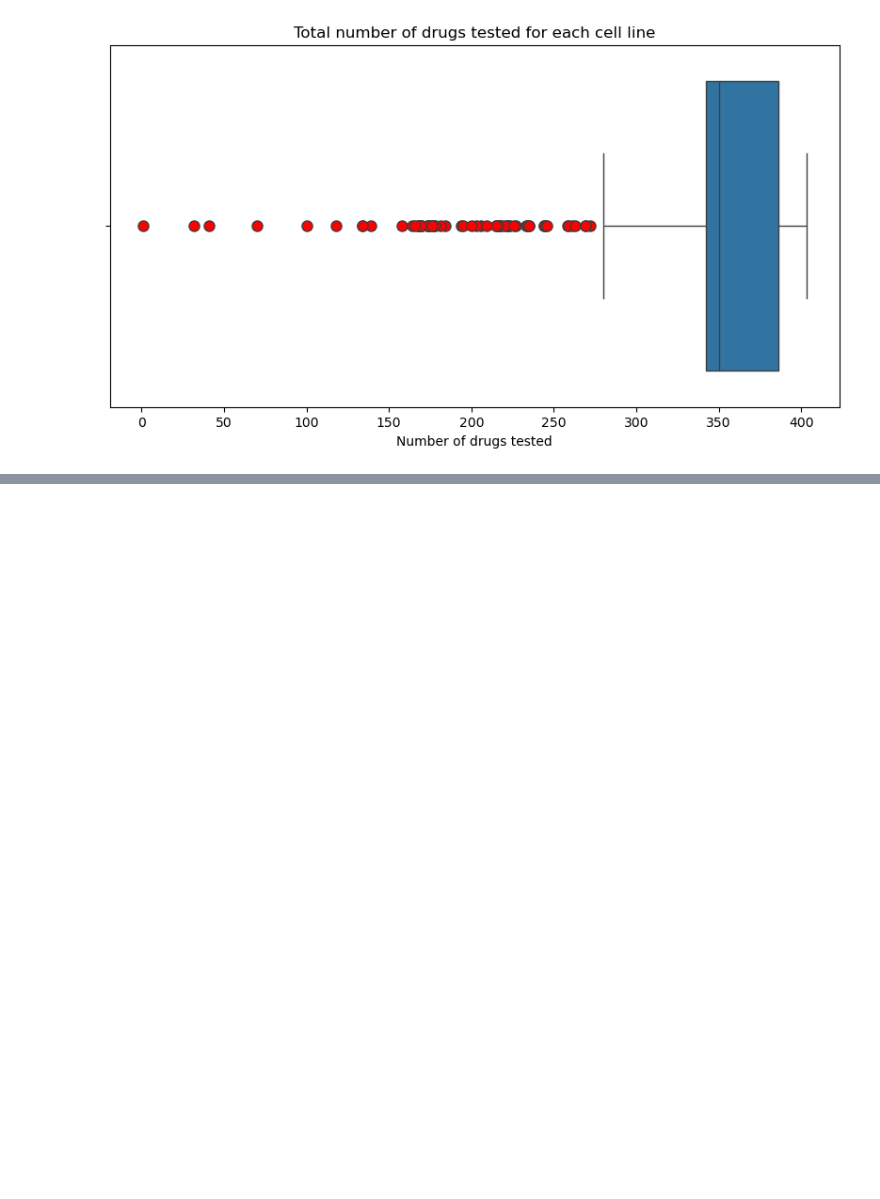
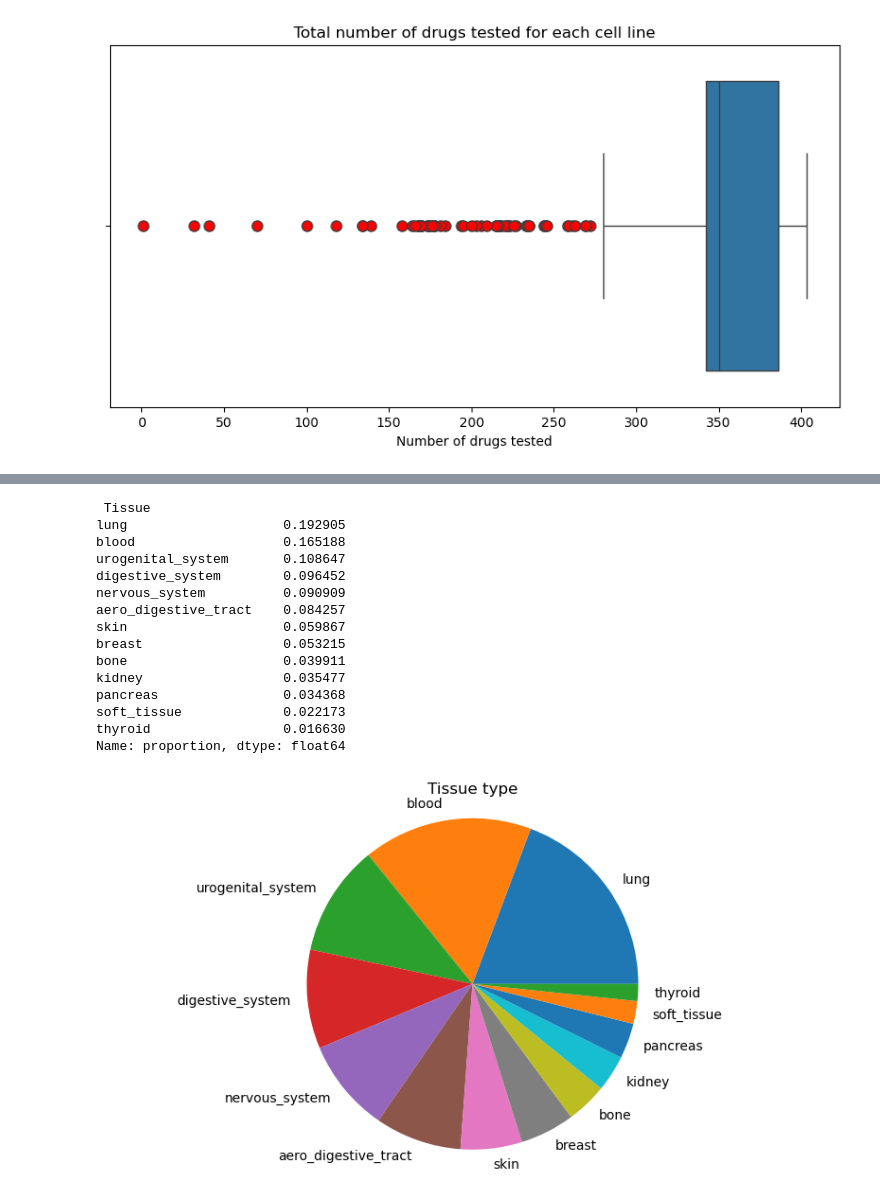
Before and after one commit to ricardofoliveira61/ML-data-analysis, a Jupyter notebook: GDSC1.ipynb, the cells around one changed output, grey strips where cells are left out. Saved outputs shown, nothing was run; the diff lists cells and outputs as text; code cells hidden in the pictures; blank space fills up the shorter version.

```diff
--- a/GDSC1.ipynb
+++ b/GDSC1.ipynb
@@ -245,0 +344,29 @@ drugs.describe()
+# %%
+print(filtered_cell_line[" Tissue"].value_counts(normalize= True))
+
+plt.figure(figsize=(10, 5))
+# Create a pie chart
+plt.pie(filtered_cell_line[" Tissue"].value_counts(normalize= True), labels = filtered_cell_line[" Tissue"].value_counts(normalize= True).index)
+# Equal aspect ratio ensures that pie is drawn as a circle.
+plt.axis('equal')
+# Defines the pieplot title
+plt.title('Tissue type')
+# Display the chart
+plt.show()
+# %% [output]
+ Tissue
+lung                    0.192905
+blood                   0.165188
+urogenital_system       0.108647
+digestive_system        0.096452
+nervous_system          0.090909
+aero_digestive_tract    0.084257
+skin                    0.059867
+breast                  0.053215
+bone                    0.039911
+kidney                  0.035477
+pancreas                0.034368
+soft_tissue             0.022173
+thyroid                 0.016630
+Name: proportion, dtype: float64
+[figure, added]
```
Also changed, not shown: parts of 17 cells of this notebook.
